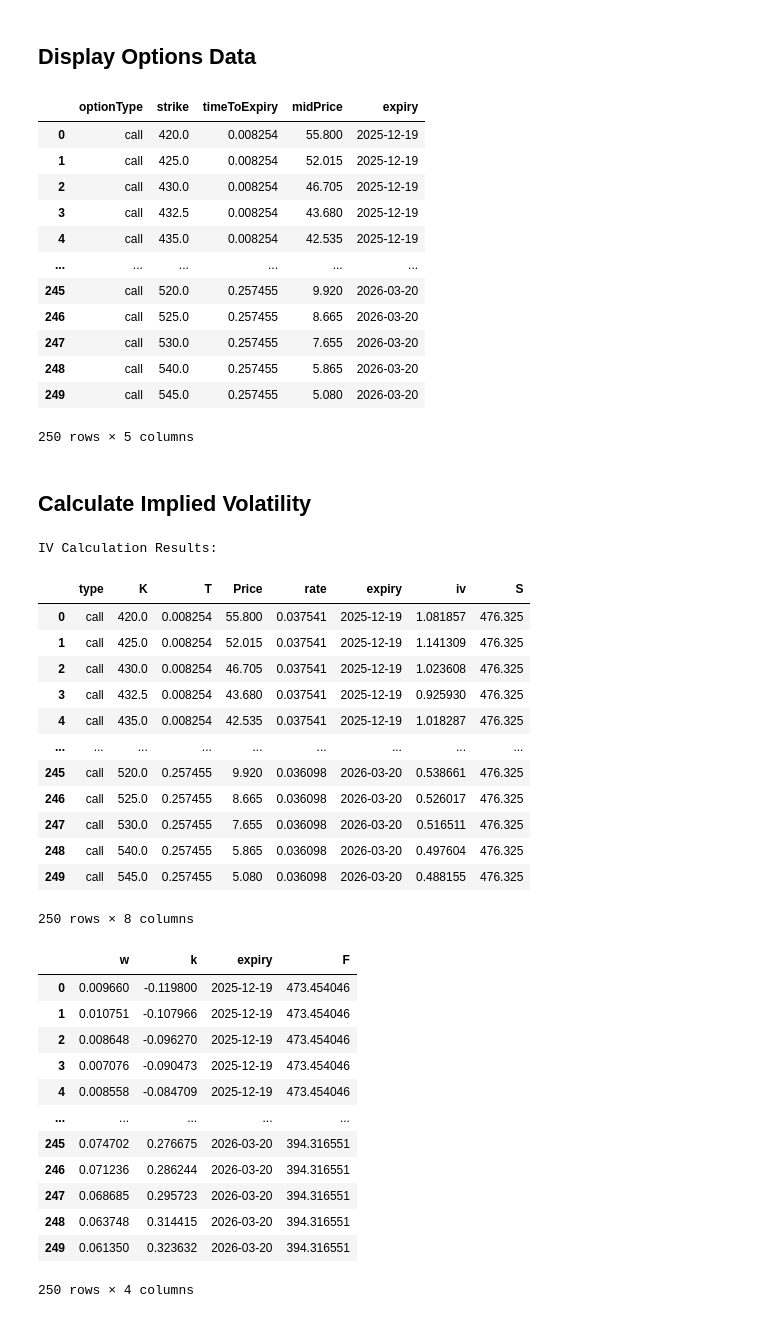
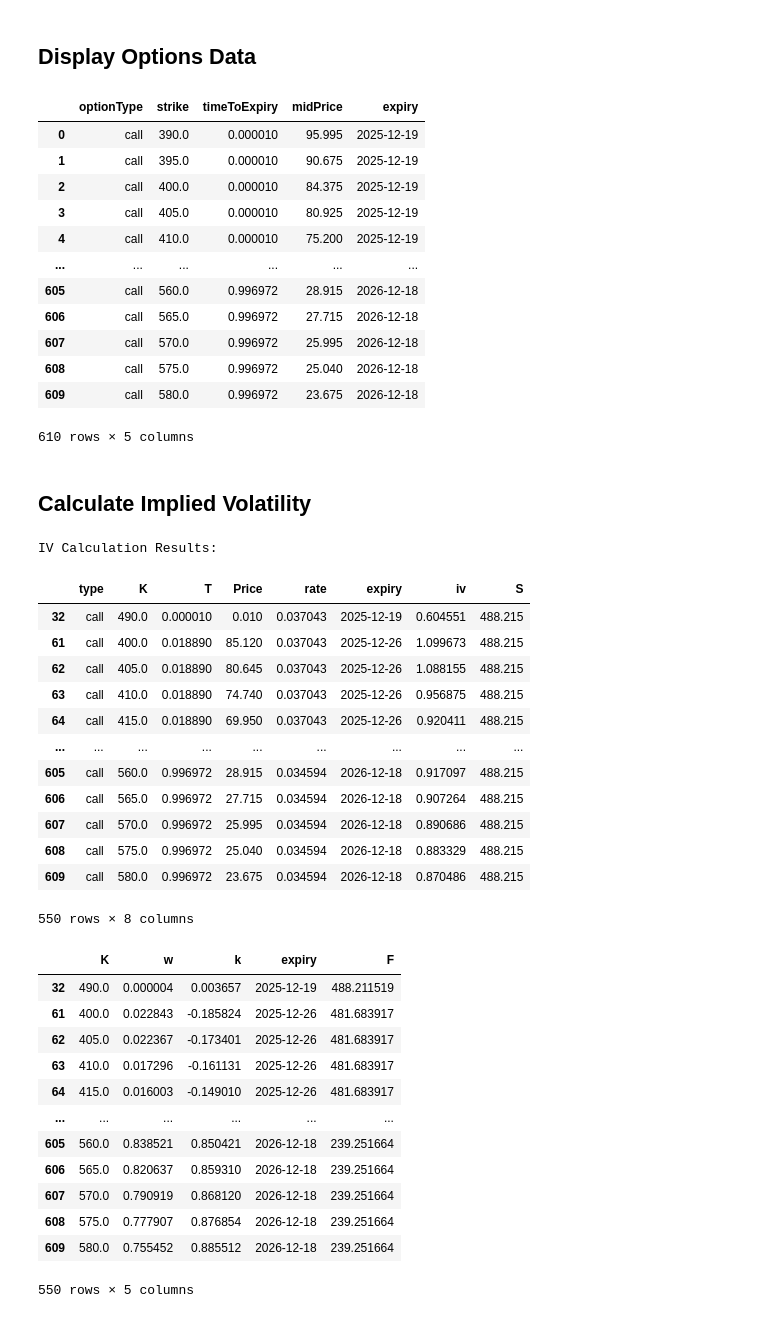
Before and after one commit to alqavii/ssvi-surface, a Jupyter notebook: backend/test copy.ipynb, the cells around one changed output. Cells and saved outputs as stored; diff of their text form; code cells hidden in the pictures.

```diff
--- a/backend/test copy.ipynb
+++ b/backend/test copy.ipynb
@@ -35,15 +35,15 @@ adapter = OptionsAdapter()
 
 # Simulate duration selection (e.g. '1y' from frontend)
 today = date.today()
-expiry_end = today + relativedelta(weeks=16)
+expiry_end = today + relativedelta(weeks=52)
 
 req = OptionsRequest(
     ticker="MSFT",
     optionType=OptionType.CALL,
     expiryStart=today,
     expiryEnd=expiry_end,
-    strikeMin=420,
-    strikeMax=550,
+    moneynessMin=0.8,
+    moneynessMax=1.2,
 )
 # %% [markdown]
 ## Fetch Options Data
@@ -60,18 +60,18 @@ Fetched 250 contracts.
 df[["optionType", "strike", "timeToExpiry", "midPrice", "expiry"]]
 # %% [output]
 |  | optionType | strike | timeToExpiry | midPrice | expiry |
-| 0 | call | 420.0 | 0.008254 | 55.800 | 2025-12-19 |
-| 1 | call | 425.0 | 0.008254 | 52.015 | 2025-12-19 |
-| 2 | call | 430.0 | 0.008254 | 46.705 | 2025-12-19 |
-| 3 | call | 432.5 | 0.008254 | 43.680 | 2025-12-19 |
-| 4 | call | 435.0 | 0.008254 | 42.535 | 2025-12-19 |
+| 0 | call | 390.0 | 0.000010 | 95.995 | 2025-12-19 |
+| 1 | call | 395.0 | 0.000010 | 90.675 | 2025-12-19 |
+| 2 | call | 400.0 | 0.000010 | 84.375 | 2025-12-19 |
+| 3 | call | 405.0 | 0.000010 | 80.925 | 2025-12-19 |
+| 4 | call | 410.0 | 0.000010 | 75.200 | 2025-12-19 |
 | ... | ... | ... | ... | ... | ... |
-| 245 | call | 520.0 | 0.257455 | 9.920 | 2026-03-20 |
-| 246 | call | 525.0 | 0.257455 | 8.665 | 2026-03-20 |
-| 247 | call | 530.0 | 0.257455 | 7.655 | 2026-03-20 |
-| 248 | call | 540.0 | 0.257455 | 5.865 | 2026-03-20 |
-| 249 | call | 545.0 | 0.257455 | 5.080 | 2026-03-20 |
+| 605 | call | 560.0 | 0.996972 | 28.915 | 2026-12-18 |
+| 606 | call | 565.0 | 0.996972 | 27.715 | 2026-12-18 |
+| 607 | call | 570.0 | 0.996972 | 25.995 | 2026-12-18 |
+| 608 | call | 575.0 | 0.996972 | 25.040 | 2026-12-18 |
+| 609 | call | 580.0 | 0.996972 | 23.675 | 2026-12-18 |
-250 rows × 5 columns
+610 rows × 5 columns
 # %% [markdown]
 ## Calculate Implied Volatility
 # %%
@@ -89,44 +89,46 @@ spot = base_info.spot
 #print("\nCalculating IVs...")
 #
 surface_data = IVEngine.generateIVSmile(df, df["rate"], div, spot, OptionType.CALL) #type: ignore
+surface_data.dropna(inplace=True)
 # %%
 print("\nIV Calculation Results:")
 surface_data
 # %% [output]
 IV Calculation Results:
 |  | type | K | T | Price | rate | expiry | iv | S |
-| 0 | call | 420.0 | 0.008254 | 55.800 | 0.037541 | 2025-12-19 | 1.081857 | 476.325 |
-| 1 | call | 425.0 | 0.008254 | 52.015 | 0.037541 | 2025-12-19 | 1.141309 | 476.325 |
-| 2 | call | 430.0 | 0.008254 | 46.705 | 0.037541 | 2025-12-19 | 1.023608 | 476.325 |
-| 3 | call | 432.5 | 0.008254 | 43.680 | 0.037541 | 2025-12-19 | 0.925930 | 476.325 |
-| 4 | call | 435.0 | 0.008254 | 42.535 | 0.037541 | 2025-12-19 | 1.018287 | 476.325 |
+| 32 | call | 490.0 | 0.000010 | 0.010 | 0.037043 | 2025-12-19 | 0.604551 | 488.215 |
+| 61 | call | 400.0 | 0.018890 | 85.120 | 0.037043 | 2025-12-26 | 1.099673 | 488.215 |
+| 62 | call | 405.0 | 0.018890 | 80.645 | 0.037043 | 2025-12-26 | 1.088155 | 488.215 |
+| 63 | call | 410.0 | 0.018890 | 74.740 | 0.037043 | 2025-12-26 | 0.956875 | 488.215 |
+| 64 | call | 415.0 | 0.018890 | 69.950 | 0.037043 | 2025-12-26 | 0.920411 | 488.215 |
 | ... | ... | ... | ... | ... | ... | ... | ... | ... |
-| 245 | call | 520.0 | 0.257455 | 9.920 | 0.036098 | 2026-03-20 | 0.538661 | 476.325 |
-| 246 | call | 525.0 | 0.257455 | 8.665 | 0.036098 | 2026-03-20 | 0.526017 | 476.325 |
-| 247 | call | 530.0 | 0.257455 | 7.655 | 0.036098 | 2026-03-20 | 0.516511 | 476.325 |
-| 248 | call | 540.0 | 0.257455 | 5.865 | 0.036098 | 2026-03-20 | 0.497604 | 476.325 |
-| 249 | call | 545.0 | 0.257455 | 5.080 | 0.036098 | 2026-03-20 | 0.488155 | 476.325 |
+| 605 | call | 560.0 | 0.996972 | 28.915 | 0.034594 | 2026-12-18 | 0.917097 | 488.215 |
+| 606 | call | 565.0 | 0.996972 | 27.715 | 0.034594 | 2026-12-18 | 0.907264 | 488.215 |
+| 607 | call | 570.0 | 0.996972 | 25.995 | 0.034594 | 2026-12-18 | 0.890686 | 488.215 |
+| 608 | call | 575.0 | 0.996972 | 25.040 | 0.034594 | 2026-12-18 | 0.883329 | 488.215 |
+| 609 | call | 580.0 | 0.996972 | 23.675 | 0.034594 | 2026-12-18 | 0.870486 | 488.215 |
-250 rows × 8 columns
+550 rows × 8 columns
 # %%
 import numpy as np
 surface_data["F"] = spot * np.exp((surface_data["rate"] - div) * surface_data["T"])
 surface_data["k"] = np.log(surface_data["K"] / surface_data["F"])
 surface_data["w"] = surface_data["iv"] ** 2 * surface_data["T"]
-surface_data[["w", "k", "expiry" ,"F"]]
+surface_data[["K", "w", "k", "expiry" ,"F"]]
+#print(f"Spot: {spot}")
 # %% [output]
-|  | w | k | expiry | F |
-| 0 | 0.009660 | -0.119800 | 2025-12-19 | 473.454046 |
-| 1 | 0.010751 | -0.107966 | 2025-12-19 | 473.454046 |
-| 2 | 0.008648 | -0.096270 | 2025-12-19 | 473.454046 |
-| 3 | 0.007076 | -0.090473 | 2025-12-19 | 473.454046 |
-| 4 | 0.008558 | -0.084709 | 2025-12-19 | 473.454046 |
-| ... | ... | ... | ... | ... |
-| 245 | 0.074702 | 0.276675 | 2026-03-20 | 394.316551 |
-| 246 | 0.071236 | 0.286244 | 2026-03-20 | 394.316551 |
-| 247 | 0.068685 | 0.295723 | 2026-03-20 | 394.316551 |
-| 248 | 0.063748 | 0.314415 | 2026-03-20 | 394.316551 |
-| 249 | 0.061350 | 0.323632 | 2026-03-20 | 394.316551 |
+|  | K | w | k | expiry | F |
+| 32 | 490.0 | 0.000004 | 0.003657 | 2025-12-19 | 488.211519 |
+| 61 | 400.0 | 0.022843 | -0.185824 | 2025-12-26 | 481.683917 |
+| 62 | 405.0 | 0.022367 | -0.173401 | 2025-12-26 | 481.683917 |
+| 63 | 410.0 | 0.017296 | -0.161131 | 2025-12-26 | 481.683917 |
+| 64 | 415.0 | 0.016003 | -0.149010 | 2025-12-26 | 481.683917 |
+| ... | ... | ... | ... | ... | ... |
+| 605 | 560.0 | 0.838521 | 0.850421 | 2026-12-18 | 239.251664 |
+| 606 | 565.0 | 0.820637 | 0.859310 | 2026-12-18 | 239.251664 |
+| 607 | 570.0 | 0.790919 | 0.868120 | 2026-12-18 | 239.251664 |
+| 608 | 575.0 | 0.777907 | 0.876854 | 2026-12-18 | 239.251664 |
+| 609 | 580.0 | 0.755452 | 0.885512 | 2026-12-18 | 239.251664 |
-250 rows × 4 columns
+550 rows × 5 columns
 # %%
 theta = (surface_data.loc[surface_data["k"].abs().groupby(surface_data["T"]).idxmin()].set_index("T")["w"])
 surface_data["theta"] = surface_data["T"].map(theta)
```
Also changed, not shown: parts of 12 cells of this notebook, 4 other files.
